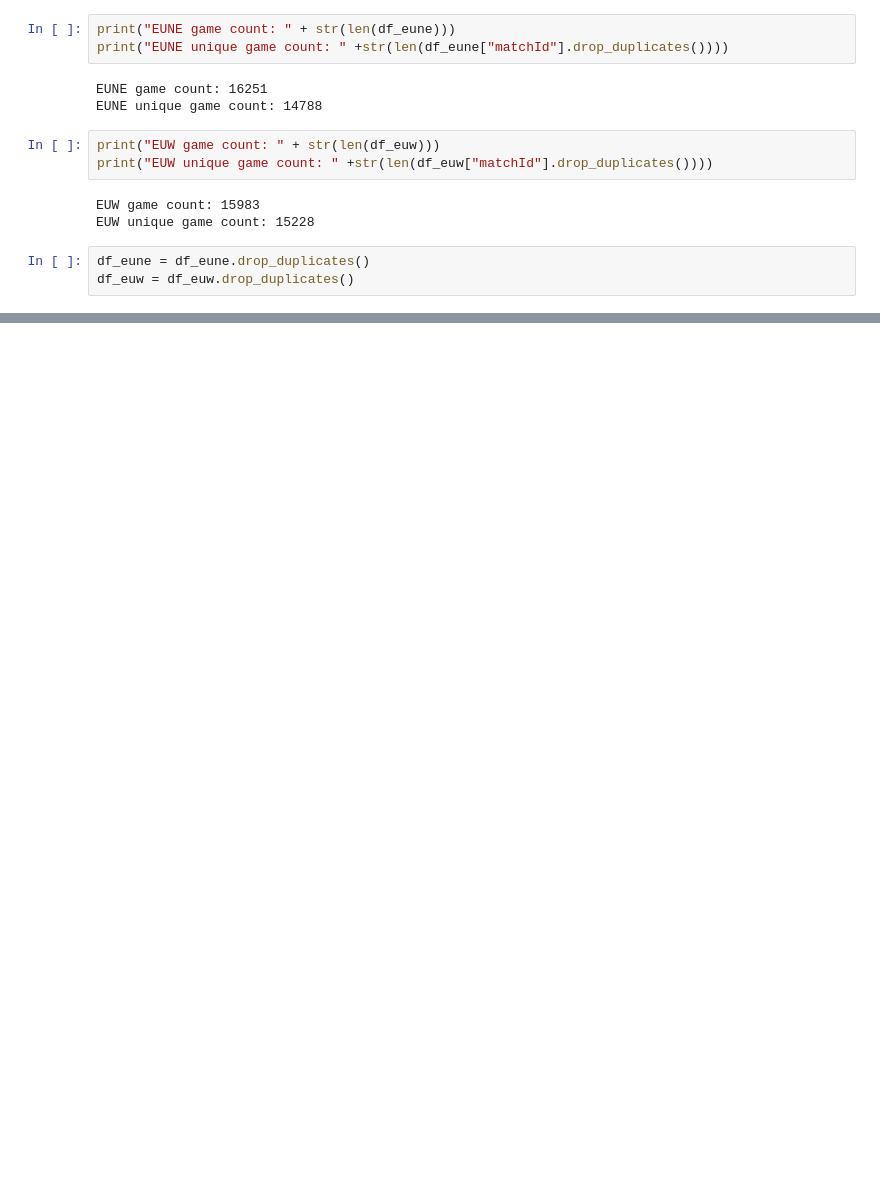
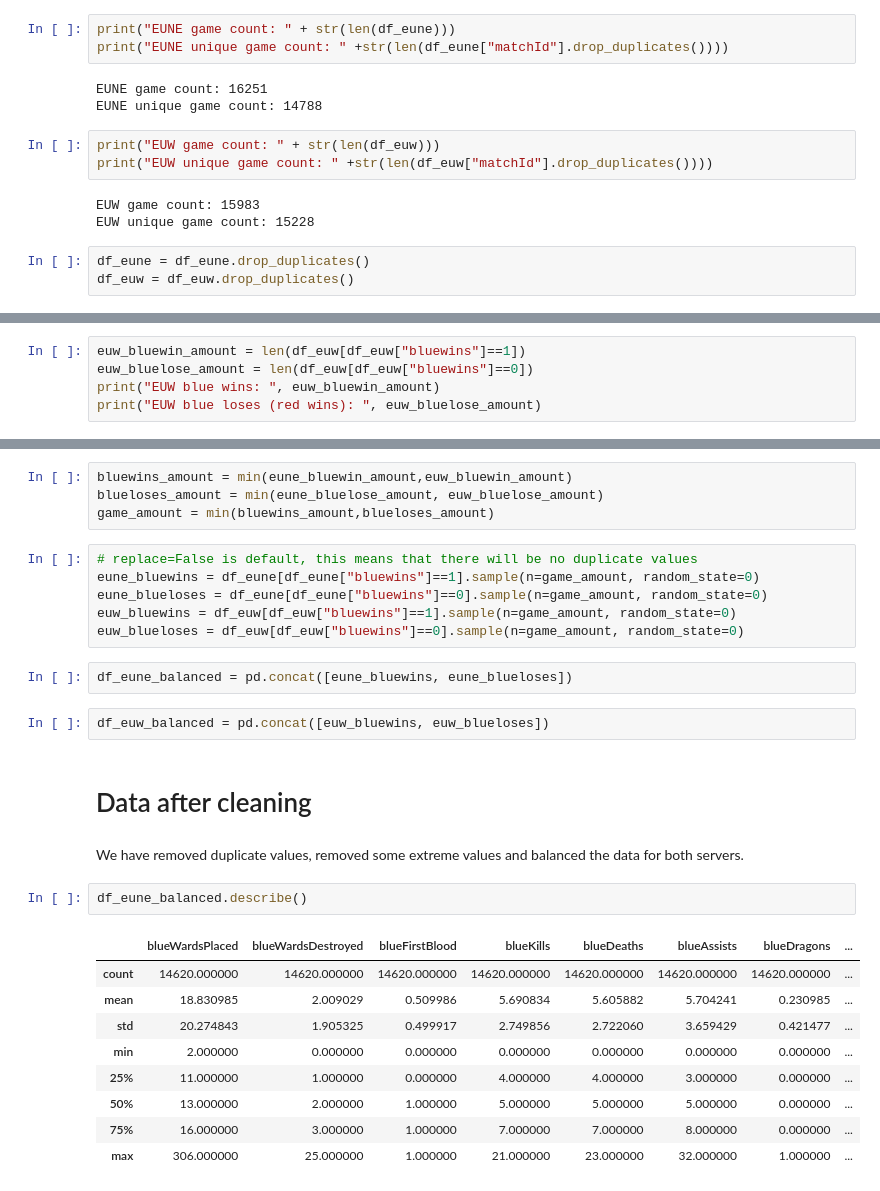
Before and after one commit to VeronikaKukk/DS_project, a Jupyter notebook: d4_notebook.ipynb, the cells around one changed output, grey strips where cells are left out. Saved outputs shown, nothing was run; the diff lists cells and outputs as text; blank space fills up the shorter version.

Commit message:
cleaning data continued

```diff
--- a/d4_notebook.ipynb
+++ b/d4_notebook.ipynb
@@ -182,0 +200,5 @@ df_euw = df_euw.drop_duplicates()
+# %%
+euw_bluewin_amount = len(df_euw[df_euw["bluewins"]==1])
+euw_bluelose_amount = len(df_euw[df_euw["bluewins"]==0])
+print("EUW blue wins: ", euw_bluewin_amount)
+print("EUW blue loses (red wins): ", euw_bluelose_amount)
@@ -182,0 +212,30 @@ df_euw = df_euw.drop_duplicates()
+# %%
+bluewins_amount = min(eune_bluewin_amount,euw_bluewin_amount)
+blueloses_amount = min(eune_bluelose_amount, euw_bluelose_amount)
+game_amount = min(bluewins_amount,blueloses_amount)
+# %%
+# replace=False is default, this means that there will be no duplicate values
+eune_bluewins = df_eune[df_eune["bluewins"]==1].sample(n=game_amount, random_state=0)
+eune_blueloses = df_eune[df_eune["bluewins"]==0].sample(n=game_amount, random_state=0)
+euw_bluewins = df_euw[df_euw["bluewins"]==1].sample(n=game_amount, random_state=0)
+euw_blueloses = df_euw[df_euw["bluewins"]==0].sample(n=game_amount, random_state=0)
+# %%
+df_eune_balanced = pd.concat([eune_bluewins, eune_blueloses])
+# %%
+df_euw_balanced = pd.concat([euw_bluewins, euw_blueloses])
+# %% [markdown]
+# Data after cleaning
+# %% [markdown]
+We have removed duplicate values, removed some extreme values and balanced the data for both servers.
+# %%
+df_eune_balanced.describe()
+# %% [output]
+|  | blueWardsPlaced | blueWardsDestroyed | blueFirstBlood | blueKills | blueDeaths | blueAssists | blueDragons | ... |
+| count | 14620.000000 | 14620.000000 | 14620.000000 | 14620.000000 | 14620.000000 | 14620.000000 | 14620.000000 | ... |
+| mean | 18.830985 | 2.009029 | 0.509986 | 5.690834 | 5.605882 | 5.704241 | 0.230985 | ... |
+| std | 20.274843 | 1.905325 | 0.499917 | 2.749856 | 2.722060 | 3.659429 | 0.421477 | ... |
+| min | 2.000000 | 0.000000 | 0.000000 | 0.000000 | 0.000000 | 0.000000 | 0.000000 | ... |
+| 25% | 11.000000 | 1.000000 | 0.000000 | 4.000000 | 4.000000 | 3.000000 | 0.000000 | ... |
+| 50% | 13.000000 | 2.000000 | 1.000000 | 5.000000 | 5.000000 | 5.000000 | 0.000000 | ... |
+| 75% | 16.000000 | 3.000000 | 1.000000 | 7.000000 | 7.000000 | 8.000000 | 0.000000 | ... |
+| max | 306.000000 | 25.000000 | 1.000000 | 21.000000 | 23.000000 | 32.000000 | 1.000000 | ... |
```
Also changed, not shown: parts of 19 cells of this notebook.
